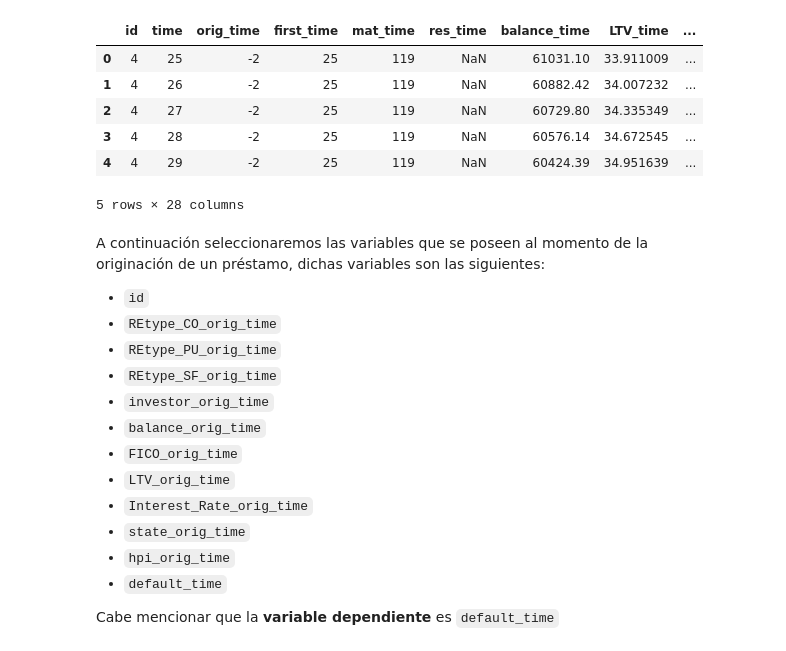
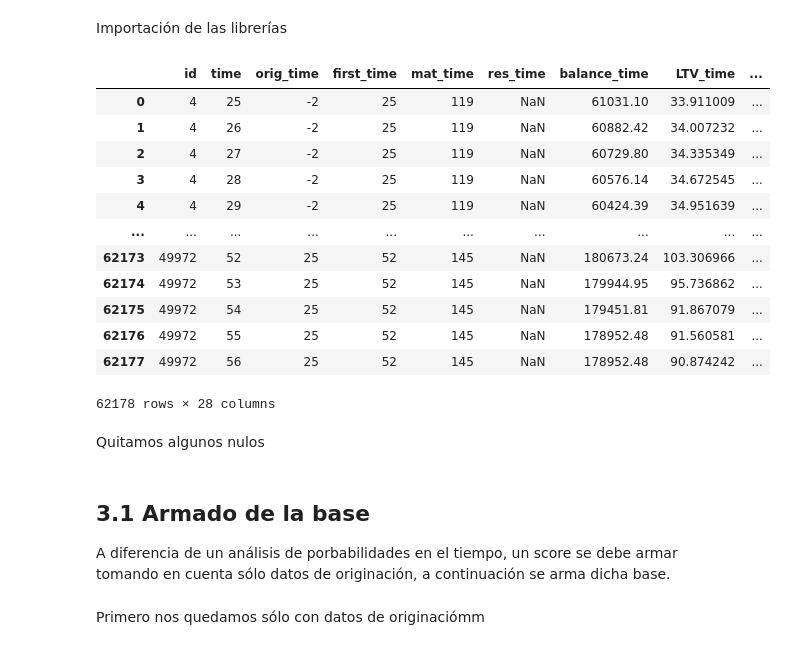
Before and after one commit to arenitss/Proyecto_Final_Analisis_Numerico_Computo_Cientifico, a Jupyter notebook: notebooks/CREDIT_SCORING.ipynb, the cells around one changed output. Cells and saved outputs as stored; diff of their text form; code cells hidden in the pictures.

```diff
--- a/notebooks/CREDIT_SCORING.ipynb
+++ b/notebooks/CREDIT_SCORING.ipynb
@@ -69,0 +15,2 @@ np.set_printoptions(precision=3, suppress=True)
+# %% [markdown]
+Importación de las librerías
@@ -70,13 +76,21 @@ np.set_printoptions(precision=3, suppress=True)
 # %%
-df = pd.read_csv('../data/data_t_final.csv')
+df = pd.read_csv('/home/oscarperez/Documentos/OSCAR/MNO_2020/datos/data_t_final.csv')
 # %%
-df.head(5)
+df
 # %% [output]
 |  | id | time | orig_time | first_time | mat_time | res_time | balance_time | LTV_time | ... |
 | 0 | 4 | 25 | -2 | 25 | 119 | NaN | 61031.10 | 33.911009 | ... |
 | 1 | 4 | 26 | -2 | 25 | 119 | NaN | 60882.42 | 34.007232 | ... |
 | 2 | 4 | 27 | -2 | 25 | 119 | NaN | 60729.80 | 34.335349 | ... |
 | 3 | 4 | 28 | -2 | 25 | 119 | NaN | 60576.14 | 34.672545 | ... |
 | 4 | 4 | 29 | -2 | 25 | 119 | NaN | 60424.39 | 34.951639 | ... |
+| ... | ... | ... | ... | ... | ... | ... | ... | ... | ... |
+| 62173 | 49972 | 52 | 25 | 52 | 145 | NaN | 180673.24 | 103.306966 | ... |
+| 62174 | 49972 | 53 | 25 | 52 | 145 | NaN | 179944.95 | 95.736862 | ... |
+| 62175 | 49972 | 54 | 25 | 52 | 145 | NaN | 179451.81 | 91.867079 | ... |
+| 62176 | 49972 | 55 | 25 | 52 | 145 | NaN | 178952.48 | 91.560581 | ... |
+| 62177 | 49972 | 56 | 25 | 52 | 145 | NaN | 178952.48 | 90.874242 | ... |
-5 rows × 28 columns
+62178 rows × 28 columns
+# %% [markdown]
+Quitamos algunos nulos
 # %%
@@ -85,19 +98,9 @@ data = df.dropna(subset=['time', 'default_time','LTV_time', 'FICO_orig_time']).c
-# %% [markdown]
-A continuación seleccionaremos las variables que se poseen al momento de la originación de un préstamo, dichas variables son las siguientes:
-* `id`
-* `REtype_CO_orig_time`
-* `REtype_PU_orig_time`
-* `REtype_SF_orig_time`
-* `investor_orig_time`
-* `balance_orig_time`
-* `FICO_orig_time`
-* `LTV_orig_time`
-* `Interest_Rate_orig_time`
-* `state_orig_time`
-* `hpi_orig_time`
-* `default_time`
-
-Cabe mencionar que la **variable dependiente** es `default_time`
+# %% [markdown]
+## 3.1 Armado de la base
+
+A diferencia de un análisis de porbabilidades en el tiempo, un score se debe armar tomando en cuenta sólo datos de originación, a continuación se arma dicha base.
+# %% [markdown]
+Primero nos quedamos sólo con datos de originaciómm
 # %%
 data2 = data[["id","REtype_CO_orig_time","REtype_PU_orig_time","REtype_SF_orig_time",
               "investor_orig_time",
```
Also changed, not shown: parts of 58 cells of this notebook.
